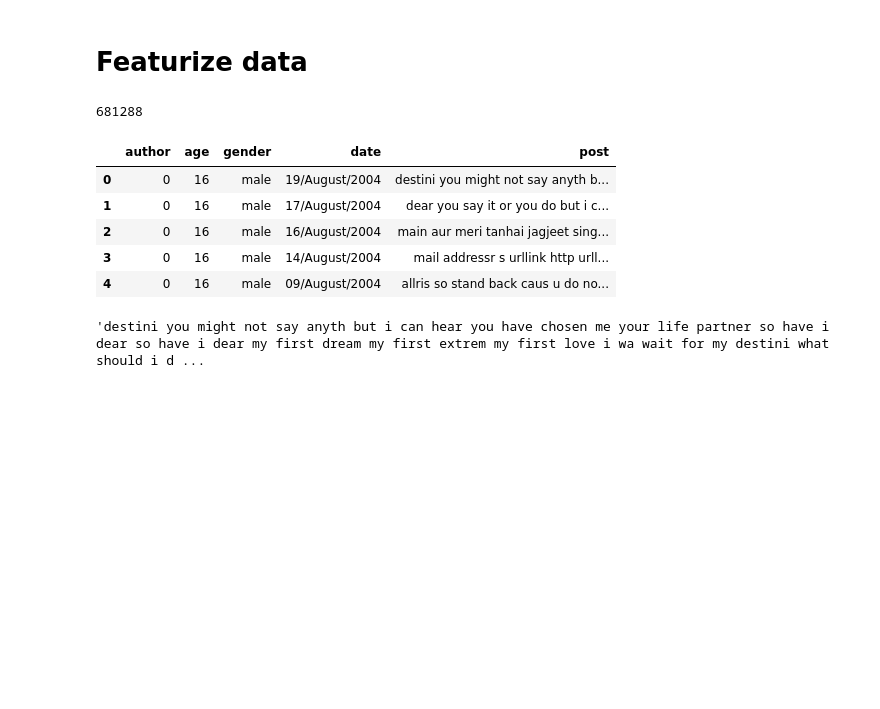
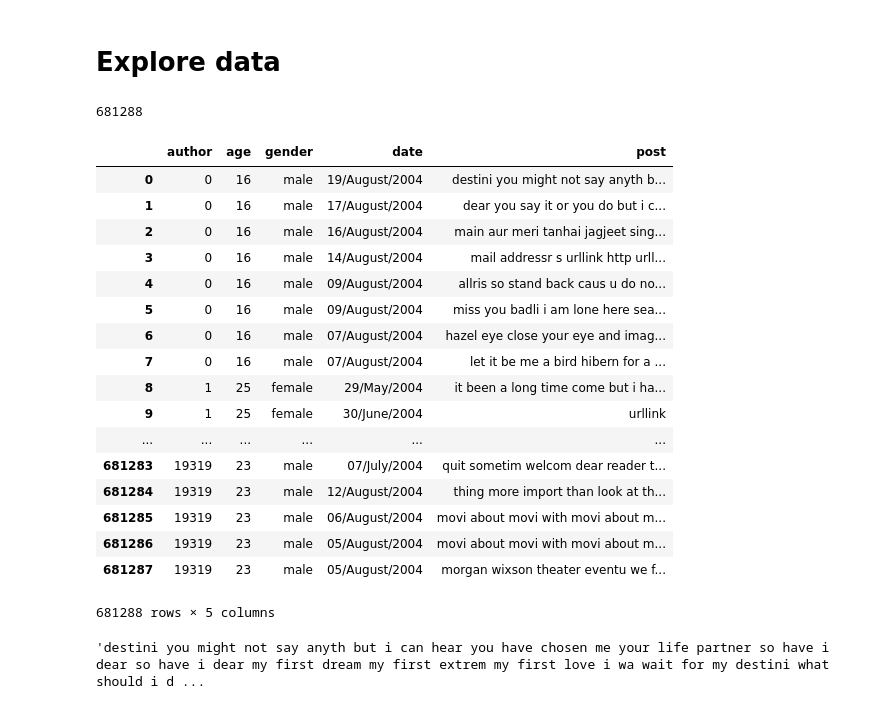
Before and after one commit to tausy/Text-Analytics, a Jupyter notebook: src/explore_data.ipynb, the cells around one changed output. Drawn from its saved outputs; the diff is of its cells as text; code cells hidden in the pictures; blank space fills up the shorter version.

```diff
--- a/src/explore_data.ipynb
+++ b/src/explore_data.ipynb
@@ -1,5 +1,5 @@
 # %% [markdown]
-# Featurize data
+# Explore data
 # %%
 import numpy as np
 import pandas as pd
@@ -10,15 +10,27 @@ import matplotlib.pyplot as plt
 # %%
 blog = pd.read_csv("data/blogs_clean.csv",sep="#")
 print(len(blog))
-blog.head()
+blog
 # %% [output]
 681288
 |  | author | age | gender | date | post |
 | 0 | 0 | 16 | male | 19/August/2004 | destini you might not say anyth b... |
 | 1 | 0 | 16 | male | 17/August/2004 | dear you say it or you do but i c... |
 | 2 | 0 | 16 | male | 16/August/2004 | main aur meri tanhai jagjeet sing... |
 | 3 | 0 | 16 | male | 14/August/2004 | mail addressr s urllink http urll... |
 | 4 | 0 | 16 | male | 09/August/2004 | allris so stand back caus u do no... |
+| 5 | 0 | 16 | male | 09/August/2004 | miss you badli i am lone here sea... |
+| 6 | 0 | 16 | male | 07/August/2004 | hazel eye close your eye and imag... |
+| 7 | 0 | 16 | male | 07/August/2004 | let it be me a bird hibern for a ... |
+| 8 | 1 | 25 | female | 29/May/2004 | it been a long time come but i ha... |
+| 9 | 1 | 25 | female | 30/June/2004 | urllink |
+| ... | ... | ... | ... | ... | ... |
+| 681283 | 19319 | 23 | male | 07/July/2004 | quit sometim welcom dear reader t... |
+| 681284 | 19319 | 23 | male | 12/August/2004 | thing more import than look at th... |
+| 681285 | 19319 | 23 | male | 06/August/2004 | movi about movi with movi about m... |
+| 681286 | 19319 | 23 | male | 05/August/2004 | movi about movi with movi about m... |
+| 681287 | 19319 | 23 | male | 05/August/2004 | morgan wixson theater eventu we f... |
+681288 rows × 5 columns
 # %%
 blog['post'][0]
 # %% [output]
```
Also changed, not shown: parts of 6 cells of this notebook, 1 other file.
